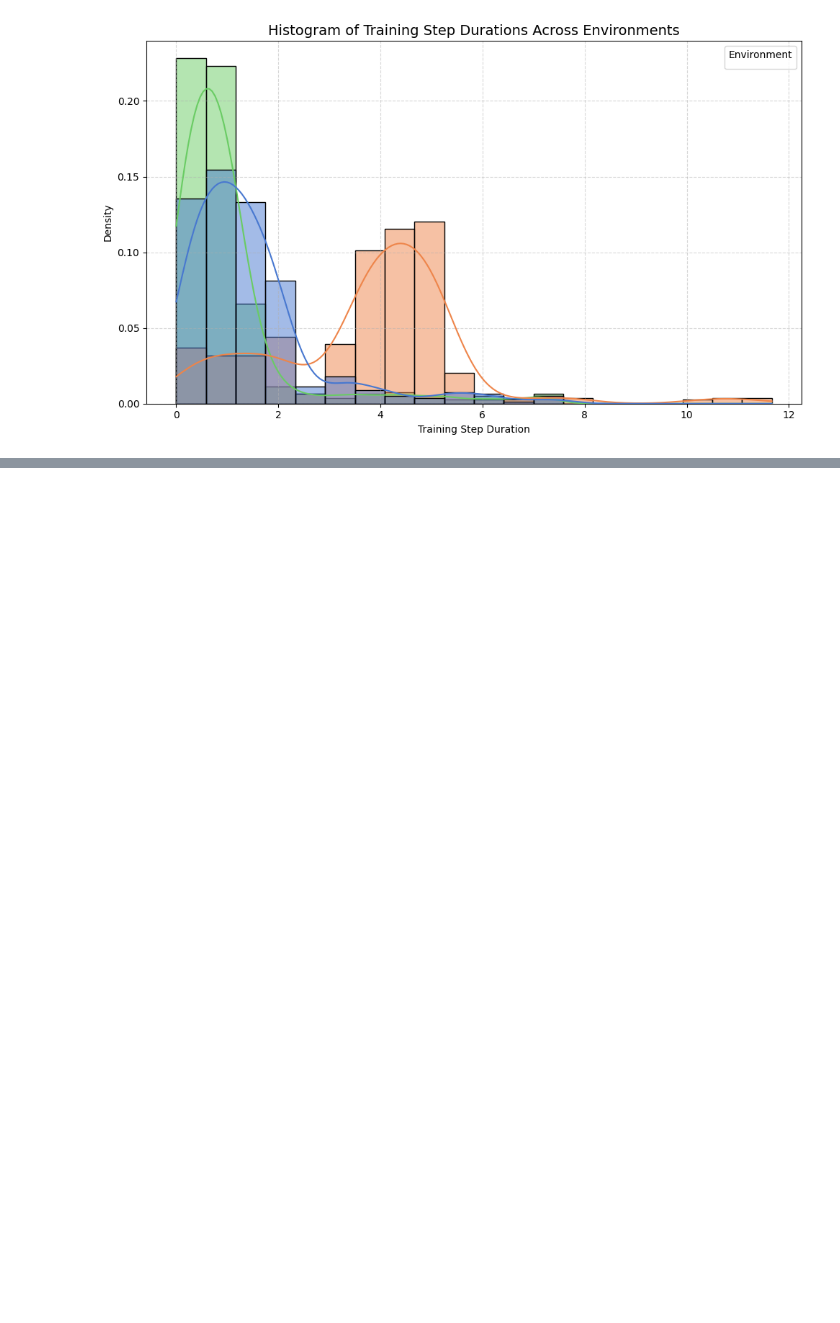
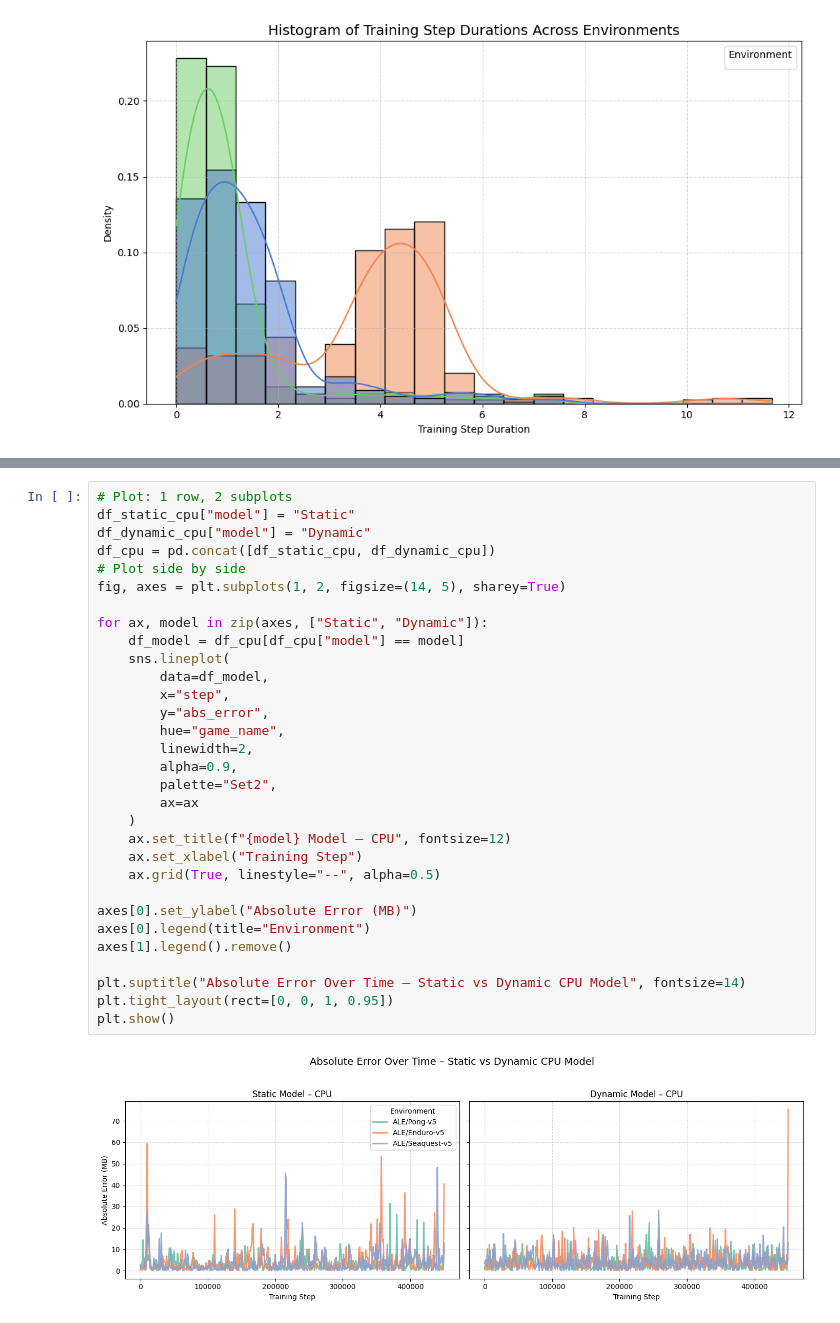
Before and after one commit to RyanWri/gpu-mem-genius, a Jupyter notebook: src/visuals/charts.ipynb, the cells around one changed output, grey strips where cells are left out. Saved outputs shown, nothing was run; the diff lists cells and outputs as text; blank space fills up the shorter version.

```diff
--- a/src/visuals/charts.ipynb
+++ b/src/visuals/charts.ipynb
@@ -74,0 +128,33 @@ plt.show()
+# %%
+# Plot: 1 row, 2 subplots
+df_static_cpu["model"] = "Static"
+df_dynamic_cpu["model"] = "Dynamic"
+df_cpu = pd.concat([df_static_cpu, df_dynamic_cpu])
+# Plot side by side
+fig, axes = plt.subplots(1, 2, figsize=(14, 5), sharey=True)
+
+for ax, model in zip(axes, ["Static", "Dynamic"]):
+    df_model = df_cpu[df_cpu["model"] == model]
+    sns.lineplot(
+        data=df_model,
+        x="step",
+        y="abs_error",
+        hue="game_name",
+        linewidth=2,
+        alpha=0.9,
+        palette="Set2",
+        ax=ax
+    )
+    ax.set_title(f"{model} Model – CPU", fontsize=12)
+    ax.set_xlabel("Training Step")
+    ax.grid(True, linestyle="--", alpha=0.5)
+
+axes[0].set_ylabel("Absolute Error (MB)")
+axes[0].legend(title="Environment")
+axes[1].legend().remove()
+
+plt.suptitle("Absolute Error Over Time – Static vs Dynamic CPU Model", fontsize=14)
+plt.tight_layout(rect=[0, 0, 1, 0.95])
+plt.show()
+# %% [output]
+[figure, added]
```
Also changed, not shown: parts of 5 cells of this notebook, 4 other files.
